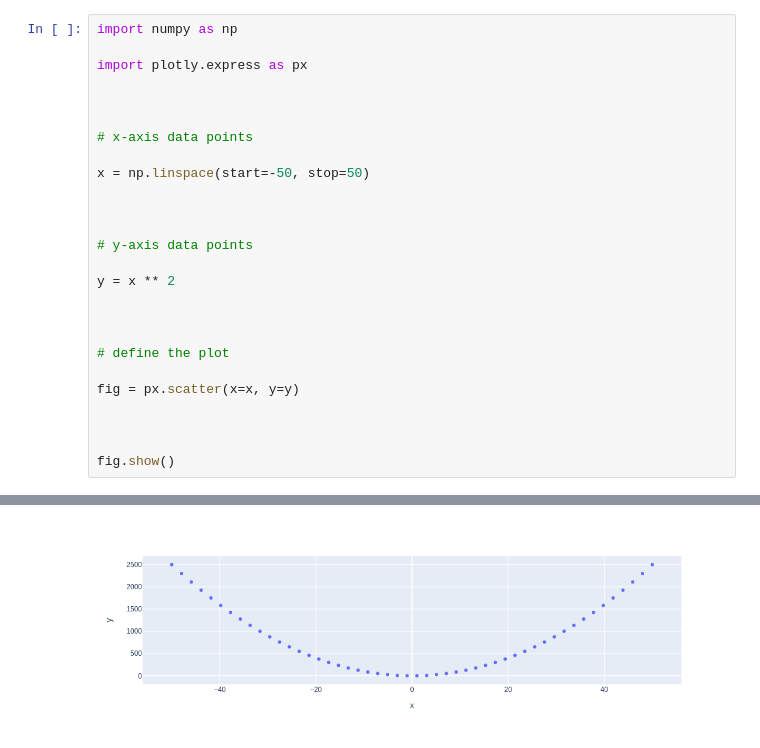
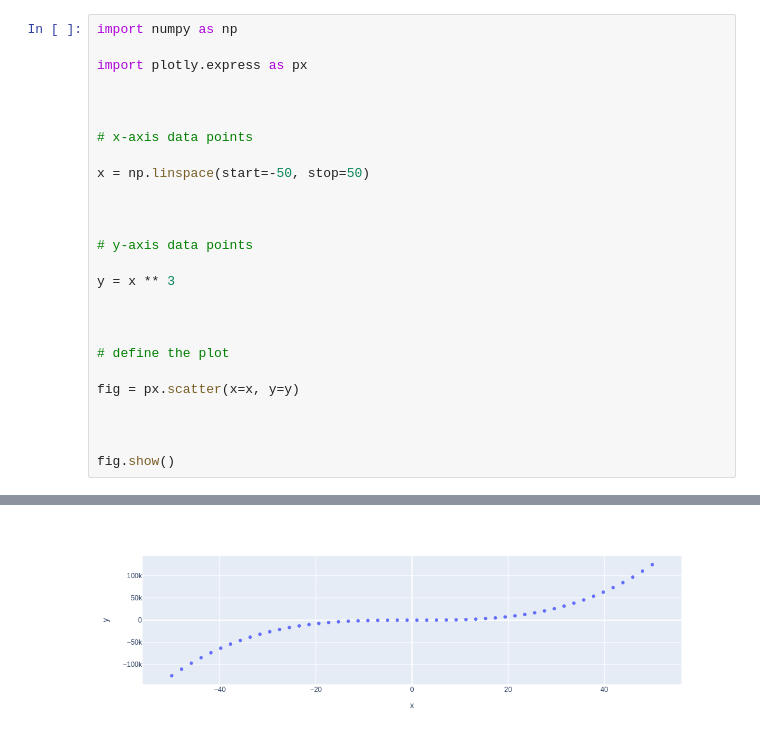
Before and after one commit to Donkey-1028/my-notebooks-repo, a Jupyter notebook: experiment1.ipynb, the cells around one changed output, grey strips where cells are left out. Cells and saved outputs as stored; diff of their text form.

```diff
--- a/experiment1.ipynb
+++ b/experiment1.ipynb
@@ -13,7 +13,7 @@ x = np.linspace(start=-50, stop=50)
 
 # y-axis data points
 
-y = x ** 2
+y = x ** 3
 
 
 
@@ -29 +28 @@ fig.show()
-[figure, old version]
+[figure, new version]
```
Also changed, not shown: parts of 1 cell of this notebook.
